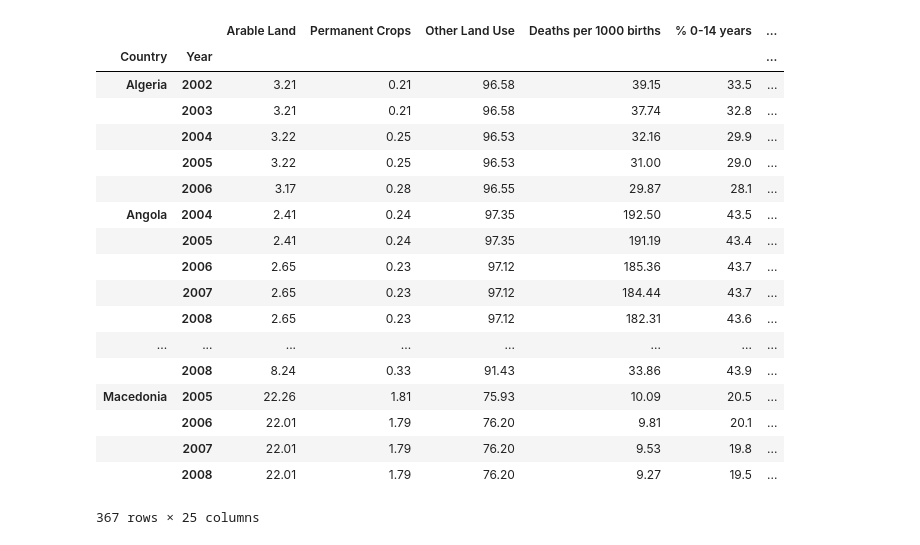
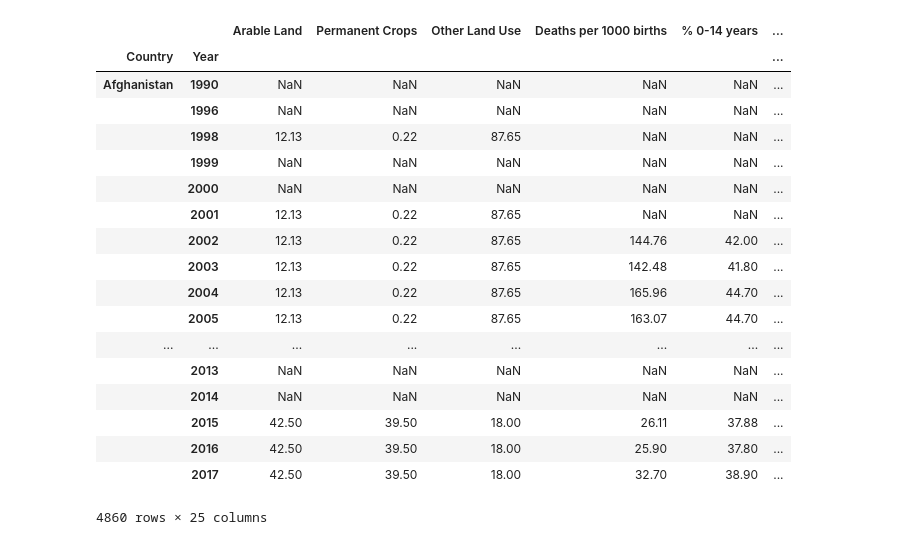
Before and after one commit to samirgadkari/cia_factbook_analysis, a Jupyter notebook: Project1.ipynb, the cells around one changed output. Saved outputs shown, nothing was run; the diff lists cells and outputs as text; code cells hidden in the pictures.

```diff
--- a/Project1.ipynb
+++ b/Project1.ipynb
@@ -208,41 +208,42 @@ government_type = pd.read_csv('2128',
 # %%
 def add_columns_to_df(df1, df2):
   df1 = df1.reset_index()
   df2 = df2.reset_index()
-  res = pd.merge(df1, df2, on = ['Country', 'Year'])
+  res = pd.merge(df1, df2, on = ['Country', 'Year'], how = 'outer')
   res = res.set_index(['Country', 'Year'])
   return res
 
 
 all_data = add_columns_to_df(land_use, infant_mortality_rate)
 
 add_dfs = [age_structure, electricity_production, irrigated_land,
             aids_prevalence_rate, literacy_rate, gdp_per_capita,
             gdp_per_sector, labor_force, unemployment_rate,
             budget, industrial_production_growth_rate, exports,
             imports, external_debt, economic_aid_recipient,
             government_type]
 for df in add_dfs:
   all_data = add_columns_to_df(all_data, df)
 
+all_data.sort_index(level = ['Country', 'Year'], inplace = True)
 all_data
 # %% [output]
 |  |  | Arable Land | Permanent Crops | Other Land Use | Deaths per 1000 births | % 0-14 years | ... |
 | Country | Year |  |  |  |  |  | ... |
-| Algeria | 2002 | 3.21 | 0.21 | 96.58 | 39.15 | 33.5 | ... |
-|  | 2003 | 3.21 | 0.21 | 96.58 | 37.74 | 32.8 | ... |
-|  | 2004 | 3.22 | 0.25 | 96.53 | 32.16 | 29.9 | ... |
-|  | 2005 | 3.22 | 0.25 | 96.53 | 31.00 | 29.0 | ... |
-|  | 2006 | 3.17 | 0.28 | 96.55 | 29.87 | 28.1 | ... |
-| Angola | 2004 | 2.41 | 0.24 | 97.35 | 192.50 | 43.5 | ... |
-|  | 2005 | 2.41 | 0.24 | 97.35 | 191.19 | 43.4 | ... |
-|  | 2006 | 2.65 | 0.23 | 97.12 | 185.36 | 43.7 | ... |
-|  | 2007 | 2.65 | 0.23 | 97.12 | 184.44 | 43.7 | ... |
-|  | 2008 | 2.65 | 0.23 | 97.12 | 182.31 | 43.6 | ... |
+| Afghanistan | 1990 | NaN | NaN | NaN | NaN | NaN | ... |
+|  | 1996 | NaN | NaN | NaN | NaN | NaN | ... |
+|  | 1998 | 12.13 | 0.22 | 87.65 | NaN | NaN | ... |
+|  | 1999 | NaN | NaN | NaN | NaN | NaN | ... |
+|  | 2000 | NaN | NaN | NaN | NaN | NaN | ... |
+|  | 2001 | 12.13 | 0.22 | 87.65 | NaN | NaN | ... |
+|  | 2002 | 12.13 | 0.22 | 87.65 | 144.76 | 42.00 | ... |
+|  | 2003 | 12.13 | 0.22 | 87.65 | 142.48 | 41.80 | ... |
+|  | 2004 | 12.13 | 0.22 | 87.65 | 165.96 | 44.70 | ... |
+|  | 2005 | 12.13 | 0.22 | 87.65 | 163.07 | 44.70 | ... |
 | ... | ... | ... | ... | ... | ... | ... | ... |
-|  | 2008 | 8.24 | 0.33 | 91.43 | 33.86 | 43.9 | ... |
-| Macedonia | 2005 | 22.26 | 1.81 | 75.93 | 10.09 | 20.5 | ... |
-|  | 2006 | 22.01 | 1.79 | 76.20 | 9.81 | 20.1 | ... |
-|  | 2007 | 22.01 | 1.79 | 76.20 | 9.53 | 19.8 | ... |
-|  | 2008 | 22.01 | 1.79 | 76.20 | 9.27 | 19.5 | ... |
+|  | 2013 | NaN | NaN | NaN | NaN | NaN | ... |
+|  | 2014 | NaN | NaN | NaN | NaN | NaN | ... |
+|  | 2015 | 42.50 | 39.50 | 18.00 | 26.11 | 37.88 | ... |
+|  | 2016 | 42.50 | 39.50 | 18.00 | 25.90 | 37.80 | ... |
+|  | 2017 | 42.50 | 39.50 | 18.00 | 32.70 | 38.90 | ... |
-367 rows × 25 columns
+4860 rows × 25 columns
```
Also changed, not shown: parts of 4 cells of this notebook.
